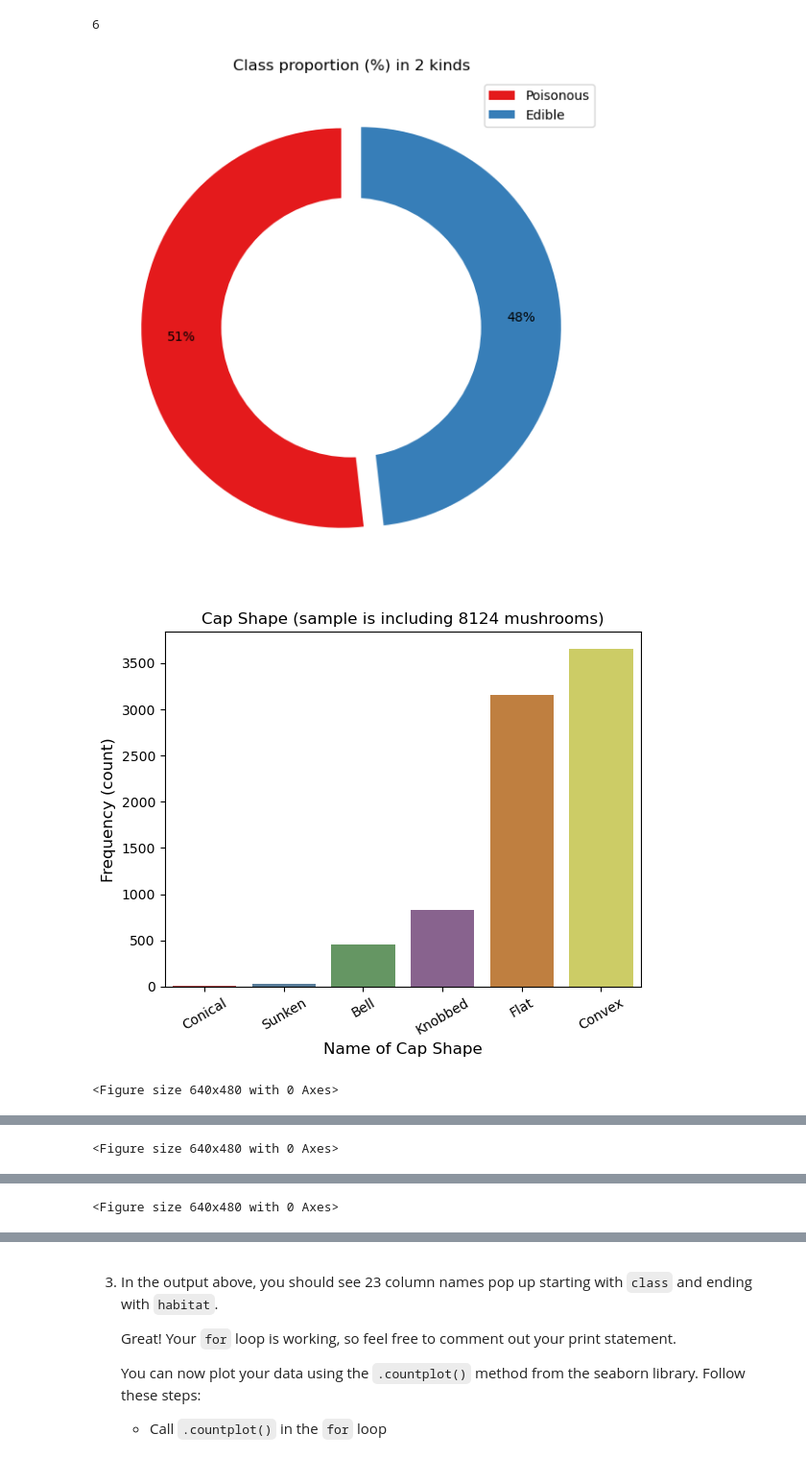
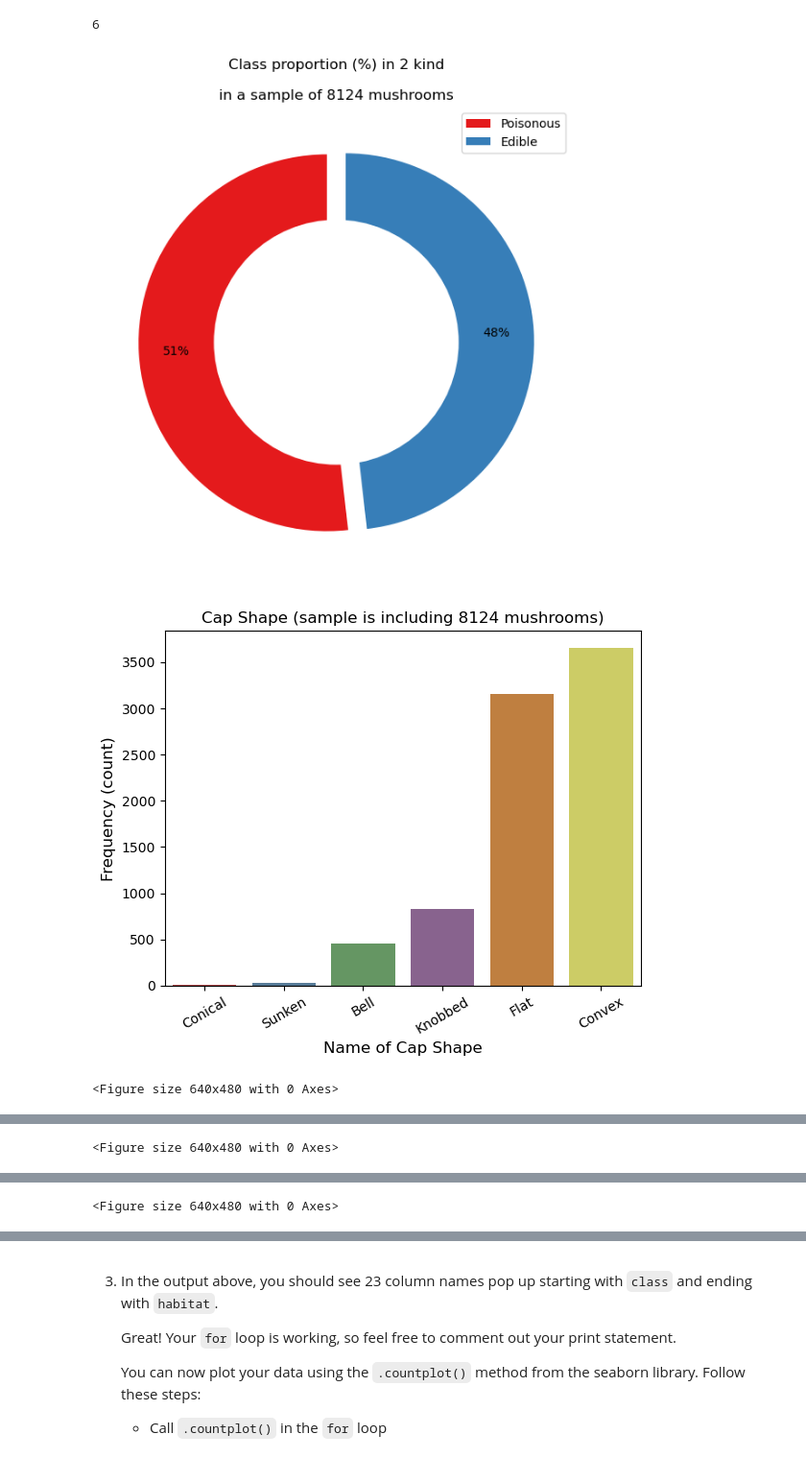
Before and after one commit to LiZoMark841619/Mushroom_analysis, a Jupyter notebook: Exploring Mushrooms/Exploring Mushrooms.ipynb, the cells around one changed output, grey strips where cells are left out. Shown at 96% size. Drawn from its saved outputs; the diff is of its cells as text; code cells hidden in the pictures.

```diff
--- a/Exploring Mushrooms/Exploring Mushrooms.ipynb
+++ b/Exploring Mushrooms/Exploring Mushrooms.ipynb
@@ -148,24 +148,24 @@ len(df.Population.value_counts())
 # %%
 for column in columns:
     #print(column)
     sns.set_palette("Set1")
     if df[column].nunique() < 6:
         plt.figure(figsize=[7,7])
         plt.pie(df[column].value_counts(), autopct='%d%%', startangle=90, pctdistance=0.8, explode=[0.05 for i in range(len(df[column].value_counts()))])
         labels=df[column].unique()
         plt.legend(labels, loc=0)
-        plt.title(f'{column} proportion (%) in {df[column].nunique()} kinds', fontsize=12)
+        plt.title(f'{column} proportion (%) in {df[column].nunique()} kind\n\nin a sample of {len(df.Population)} mushrooms', fontsize=12)
         hole = plt.Circle((0, 0), 0.65, facecolor='white')
         plt.gcf().gca().add_artist(hole)
     else:
         sns.countplot(x=df[column], data=df, order=df[column].value_counts(ascending=True).index, saturation=0.5)
         plt.xticks(rotation=30, fontsize=10)
         plt.xlabel(f'Name of {column}', fontsize=12)
         plt.ylabel('Frequency (count)', fontsize=12)
         plt.title(f'{column} (sample is including {len(df.Population)} mushrooms)', fontsize=12)
     plt.show()
     plt.clf()
 # %% [output]
-[figure, old version]
+[figure, new version]
 [figure]
 <Figure size 640x480 with 0 Axes>
```
Also changed, not shown: parts of 1 cell of this notebook.
